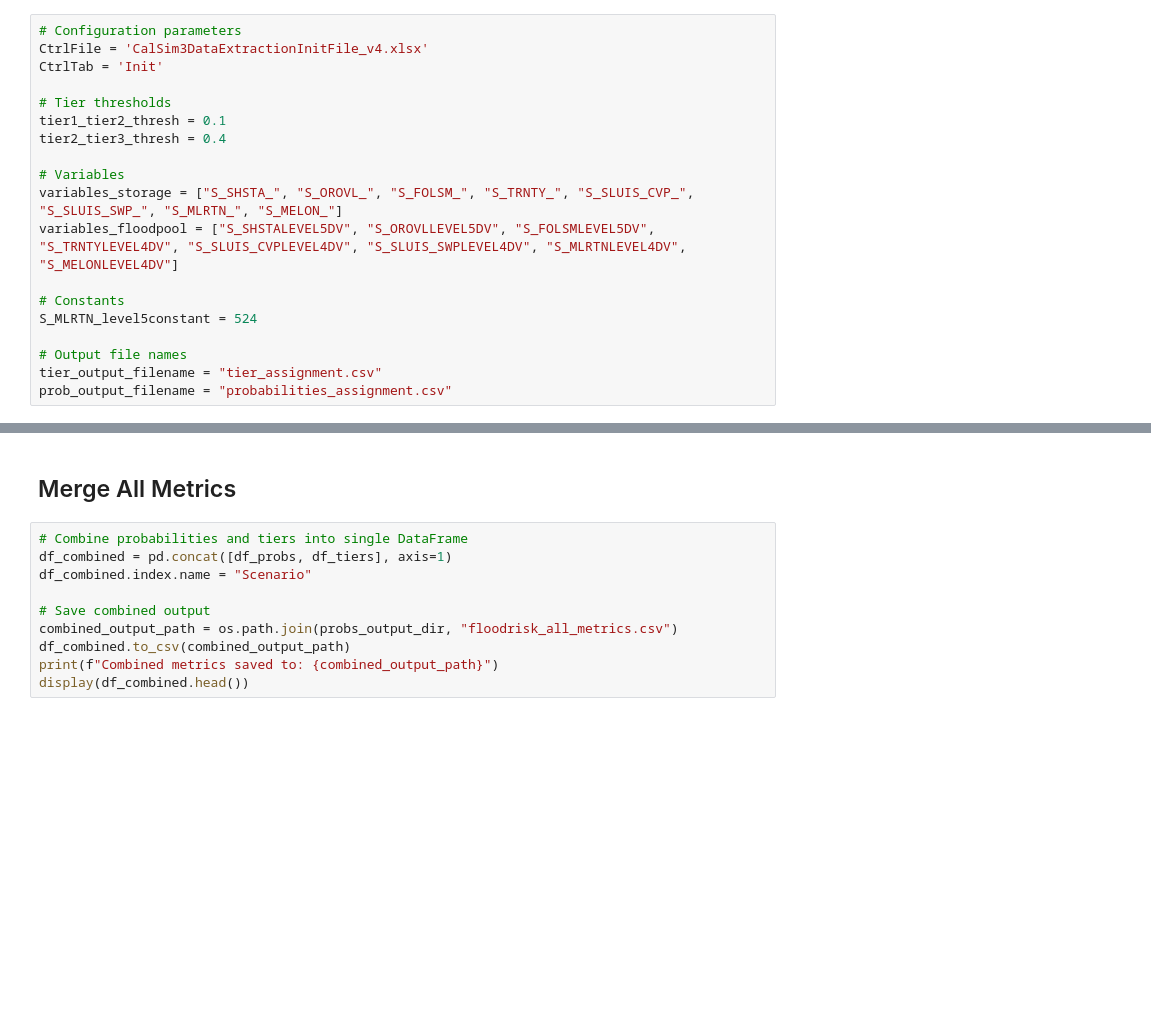
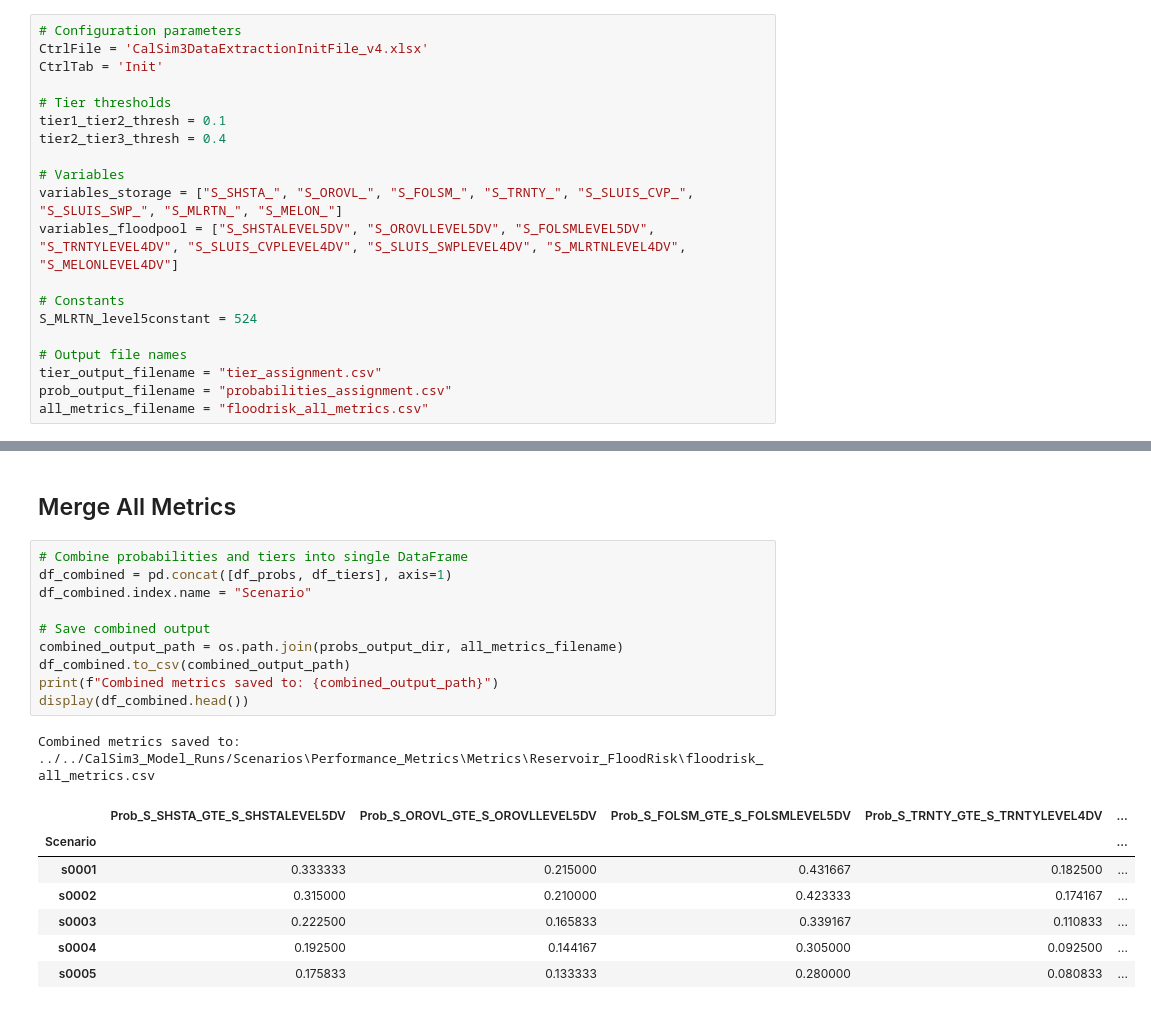
Before and after one commit to canruso/COEQWAL_V3, a Jupyter notebook: notebooks/Tier_Assignment_FloodRisk.ipynb, the cells around one changed output, grey strips where cells are left out. Saved outputs shown, nothing was run; the diff lists cells and outputs as text; blank space fills up the shorter version.

Commit message:
Added filename definitions; Fixed GW baseline bug

```diff
--- a/notebooks/Tier_Assignment_FloodRisk.ipynb
+++ b/notebooks/Tier_Assignment_FloodRisk.ipynb
@@ -31,6 +31,7 @@ S_MLRTN_level5constant = 524
 # Output file names
 tier_output_filename = "tier_assignment.csv"
 prob_output_filename = "probabilities_assignment.csv"
+all_metrics_filename = "floodrisk_all_metrics.csv"
 # %% [markdown]
 ## Read From Control File
 # %%
@@ -110,12 +131,21 @@ print(f"Tiers saved to: {tiers_output_path}")
 # %%
 # Combine probabilities and tiers into single DataFrame
 df_combined = pd.concat([df_probs, df_tiers], axis=1)
 df_combined.index.name = "Scenario"
 
 # Save combined output
-combined_output_path = os.path.join(probs_output_dir, "floodrisk_all_metrics.csv")
+combined_output_path = os.path.join(probs_output_dir, all_metrics_filename)
 df_combined.to_csv(combined_output_path)
 print(f"Combined metrics saved to: {combined_output_path}")
 display(df_combined.head())
+# %% [output]
+Combined metrics saved to: ../../CalSim3_Model_Runs/Scenarios\Performance_Metrics\Metrics\Reservoir_FloodRisk\floodrisk_all_metrics.csv
+|  | Prob_S_SHSTA_GTE_S_SHSTALEVEL5DV | Prob_S_OROVL_GTE_S_OROVLLEVEL5DV | Prob_S_FOLSM_GTE_S_FOLSMLEVEL5DV | Prob_S_TRNTY_GTE_S_TRNTYLEVEL4DV | ... |
+| Scenario |  |  |  |  | ... |
+| s0001 | 0.333333 | 0.215000 | 0.431667 | 0.182500 | ... |
+| s0002 | 0.315000 | 0.210000 | 0.423333 | 0.174167 | ... |
+| s0003 | 0.222500 | 0.165833 | 0.339167 | 0.110833 | ... |
+| s0004 | 0.192500 | 0.144167 | 0.305000 | 0.092500 | ... |
+| s0005 | 0.175833 | 0.133333 | 0.280000 | 0.080833 | ... |
 # %%
 print("Done!")
```
Also changed, not shown: parts of 3 cells of this notebook, 2 other files.
